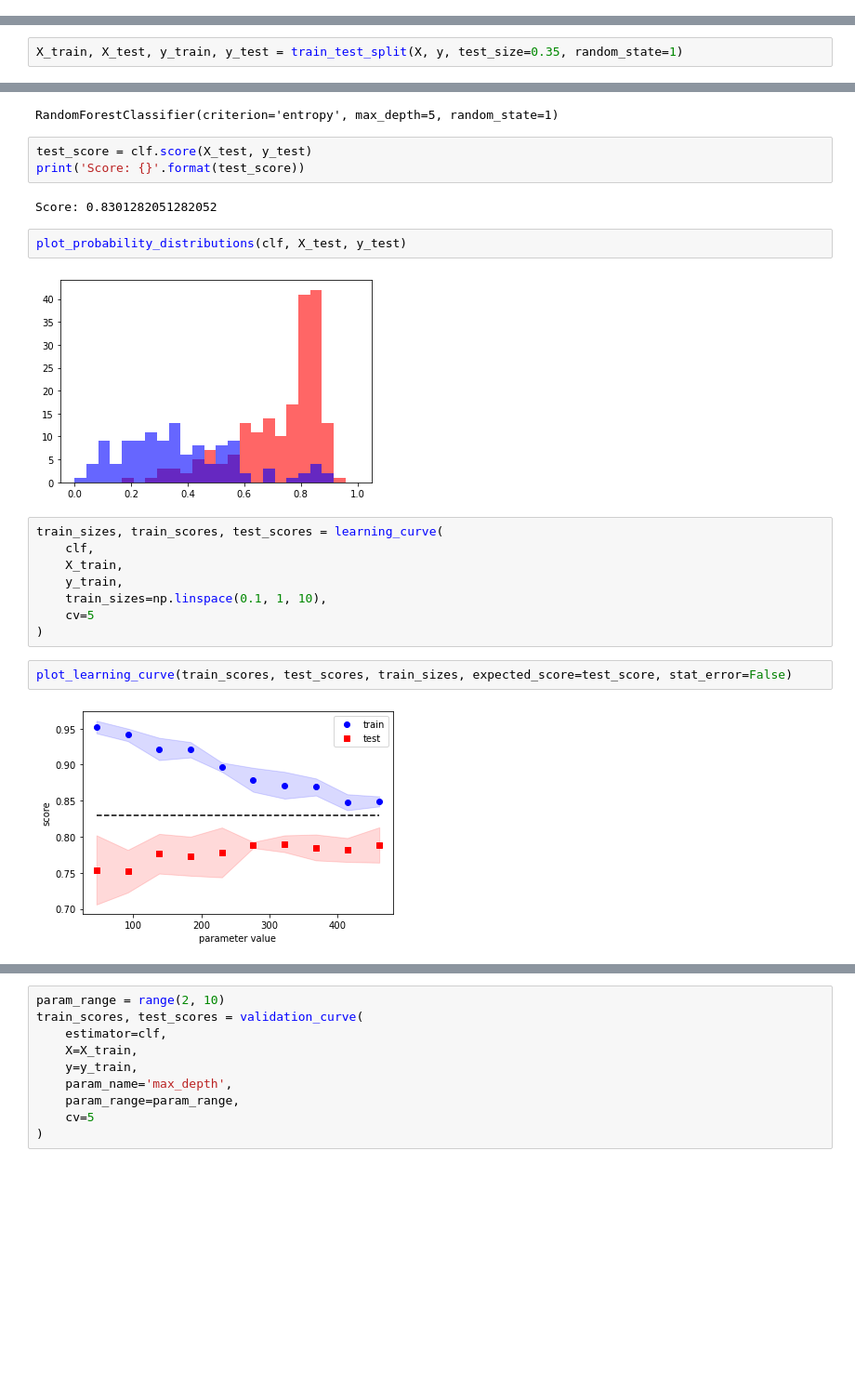
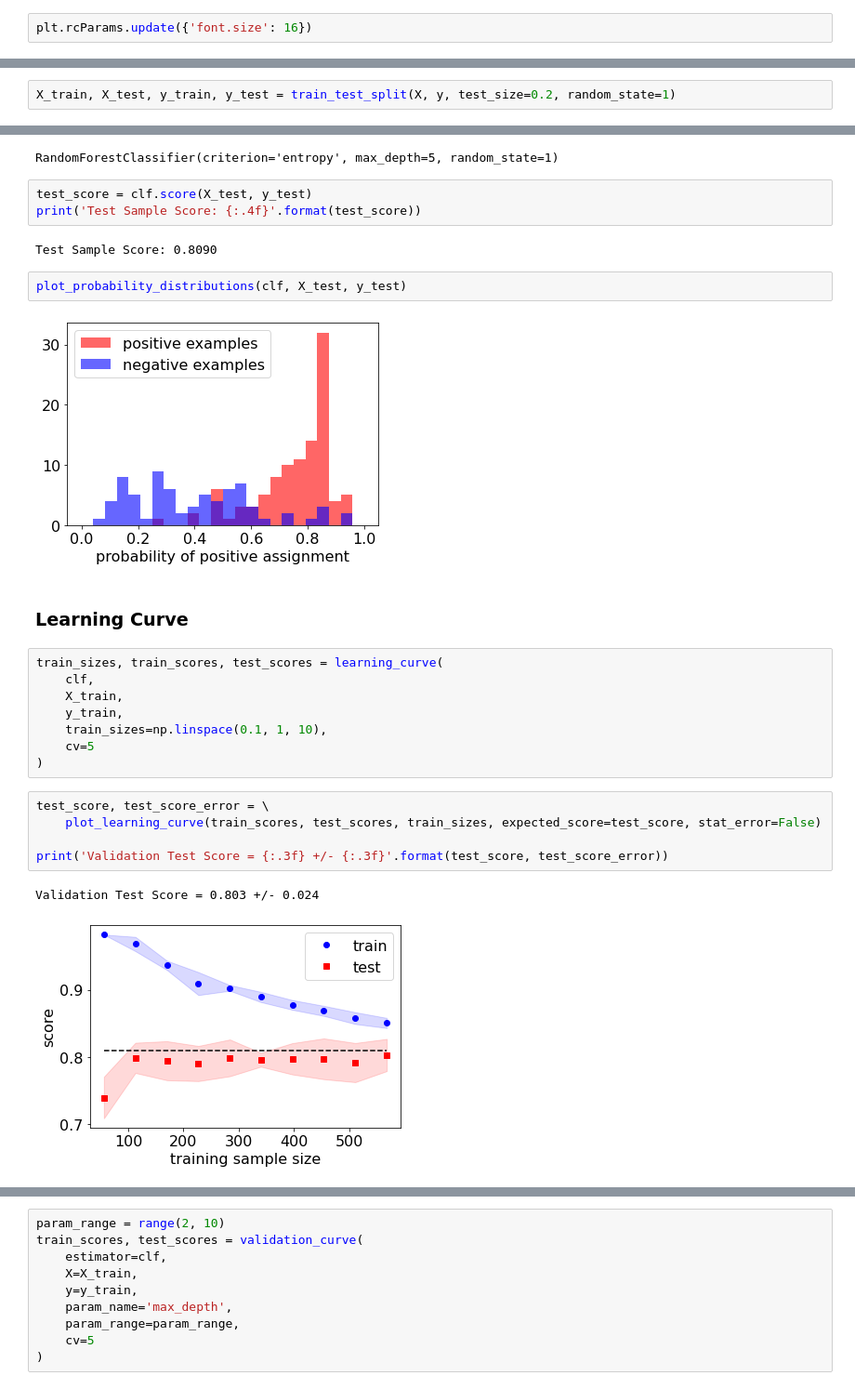
Before and after one commit to RaulRPrado/Titanic-Kaggle, a Jupyter notebook: RandomForest.ipynb, the cells around one changed output, grey strips where cells are left out. Shown at 93% size. Drawn from its saved outputs; the diff is of its cells as text; blank space fills up the shorter version.

```diff
--- a/RandomForest.ipynb
+++ b/RandomForest.ipynb
@@ -10,3 +21,5 @@ from my_lib.plotting import plot_probability_distributions, plot_learning_curve,
+# %%
+plt.rcParams.update({'font.size': 16})
 # %%
 data = pd.read_csv('data/titanic_newAge_withEncoded.csv')
 # %%
@@ -13,7 +27,7 @@ data = pd.read_csv('data/titanic_newAge_withEncoded.csv')
 X = data.drop(columns=['Unnamed: 0', 'PassengerId', 'Survived'])
 y = data['Survived']
 # %%
-X_train, X_test, y_train, y_test = train_test_split(X, y, test_size=0.35, random_state=1)
+X_train, X_test, y_train, y_test = train_test_split(X, y, test_size=0.2, random_state=1)
 # %%
 clf = RandomForestClassifier(random_state=1, max_depth=5, criterion='entropy')
 # %%
@@ -22,13 +36,15 @@ clf.fit(X_train, y_train)
 RandomForestClassifier(criterion='entropy', max_depth=5, random_state=1)
 # %%
 test_score = clf.score(X_test, y_test)
-print('Score: {}'.format(test_score))
+print('Test Sample Score: {:.4f}'.format(test_score))
 # %% [output]
-Score: 0.8301282051282052
+Test Sample Score: 0.8090
 # %%
 plot_probability_distributions(clf, X_test, y_test)
 # %% [output]
-[figure, old version]
+[figure, new version]
+# %% [markdown]
+### Learning Curve
 # %%
 train_sizes, train_scores, test_scores = learning_curve(
     clf,
@@ -38,6 +54,10 @@ train_sizes, train_scores, test_scores = learning_curve(
     cv=5
 )
 # %%
-plot_learning_curve(train_scores, test_scores, train_sizes, expected_score=test_score, stat_error=False)
+test_score, test_score_error = \
+    plot_learning_curve(train_scores, test_scores, train_sizes, expected_score=test_score, stat_error=False)
+
+print('Validation Test Score = {:.3f} +/- {:.3f}'.format(test_score, test_score_error))
 # %% [output]
+Validation Test Score = 0.803 +/- 0.024
-[figure, old version]
+[figure, new version]
```
Also changed, not shown: parts of 19 cells of this notebook, 3 other files.
